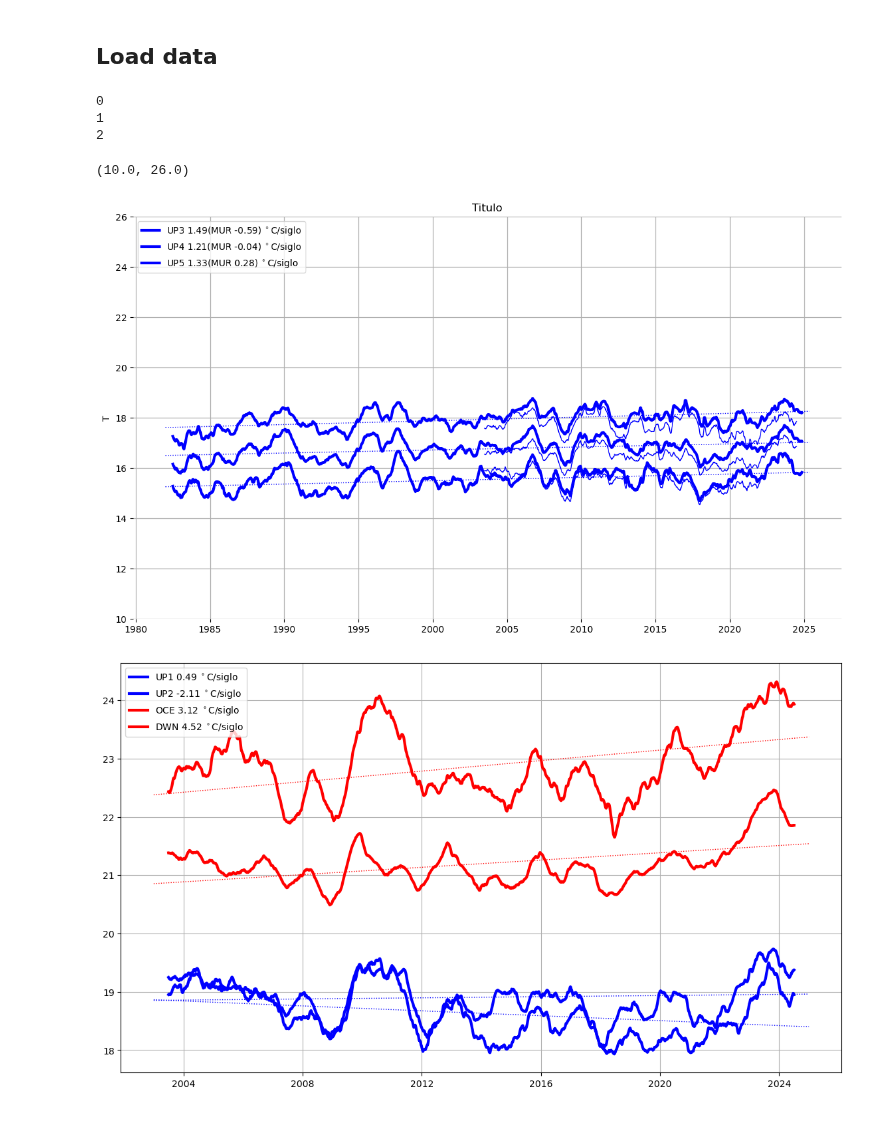
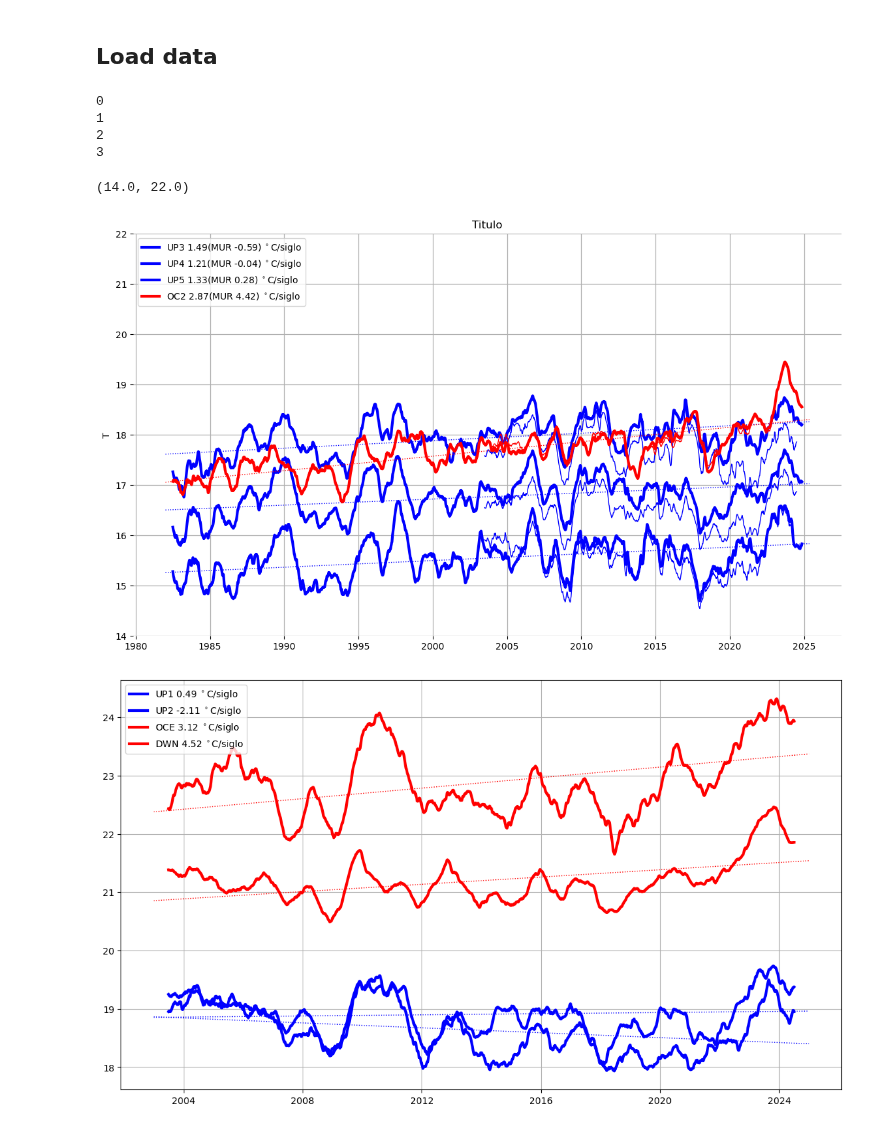
Before and after one commit to PedroVelez/SSTGlobalAnalysis, a Jupyter notebook: plotsTimeSeries_SelectPoints.ipynb, the cells around one changed output. Saved outputs shown, nothing was run; the diff lists cells and outputs as text; code cells hidden in the pictures.

```diff
--- a/plotsTimeSeries_SelectPoints.ipynb
+++ b/plotsTimeSeries_SelectPoints.ipynb
@@ -45,12 +45,12 @@ Cr=['b','b','b','r']
 #Cr=['b','b','r','r']
 # %%
 TituloFigura='Titulo'
-Ymin=10
-Ymax=26
+Ymin=14
+Ymax=22
 # %%
 fig, ax = plt.subplots(1 , 1 , figsize = (14,8))
 
-for i1 in range(0,3):
+for i1 in range(0,4):
     print(i1)
     sst=xr.open_dataset("./data2/sstd.{0:3s}.nc".format(Tr[i1])).sst
     sst_fil = sst.rolling(time = 365 , center = True).mean()
@@ -67,35 +67,36 @@ for i1 in range(0,3):
 
     #Linear fit
     ind = np.isfinite(sstMUR)
     z = np.polyfit(sstMUR.time.astype(np.int64)[ind],sstMUR[ind], 1)
     sstMUR_linearf = z[0] * sstMUR.time.astype(np.int64) + z[1]
     DslopeMUR=z[0]/1.e-9*24*3600*365*100 #paso a C por siglo
 
 
     tTendencia =  Tr[i1]+" " + "%2.2f"%(Dslope) +  "(MUR %2.2f)"%(DslopeMUR) + " $^\circ$C/siglo"
 
     ax.plot(sst_fil.time, sst_fil,    Cr[i1], label=tTendencia , linewidth = '3')
     ax.plot(sst.time,     sst_linearf,Cr[i1]+':', linewidth=1);
 
     ax.plot(sstMUR_fil.time, sstMUR_fil,    Cr[i1], linewidth = '1')
     #ax.plot(sstMUR.time,     sstMUR_linearf,Cr[i1]+':', linewidth=1);
 
 
 
 ax.legend(loc = 2)
 
 ax.set_title(TituloFigura);
 ax.grid(linestyle='-', linewidth=.9)
 ax.set_ylabel('T')
 #ax.set_xlabel(Xlabel)
 ax.set_frame_on(False)
 ax.set_ylim(Ymin,Ymax)
 # %% [output]
 0
 1
 2
+3
-(10.0, 26.0)
+(14.0, 22.0)
-[figure, old version]
+[figure, new version]
 # %%
 fig, ax = plt.subplots(1 , 1 , figsize = (14,8))
 
```
Also changed, not shown: 13 other files.
